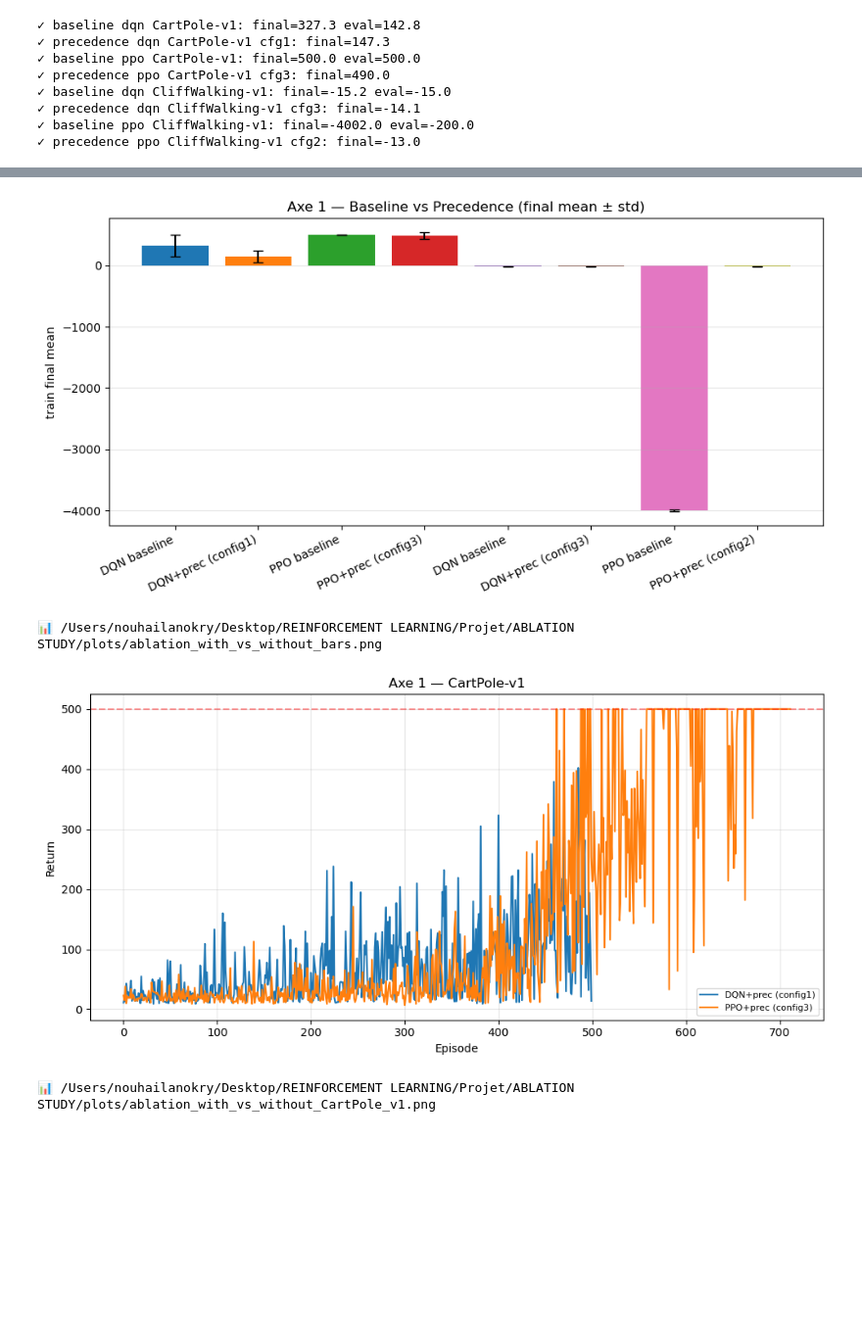
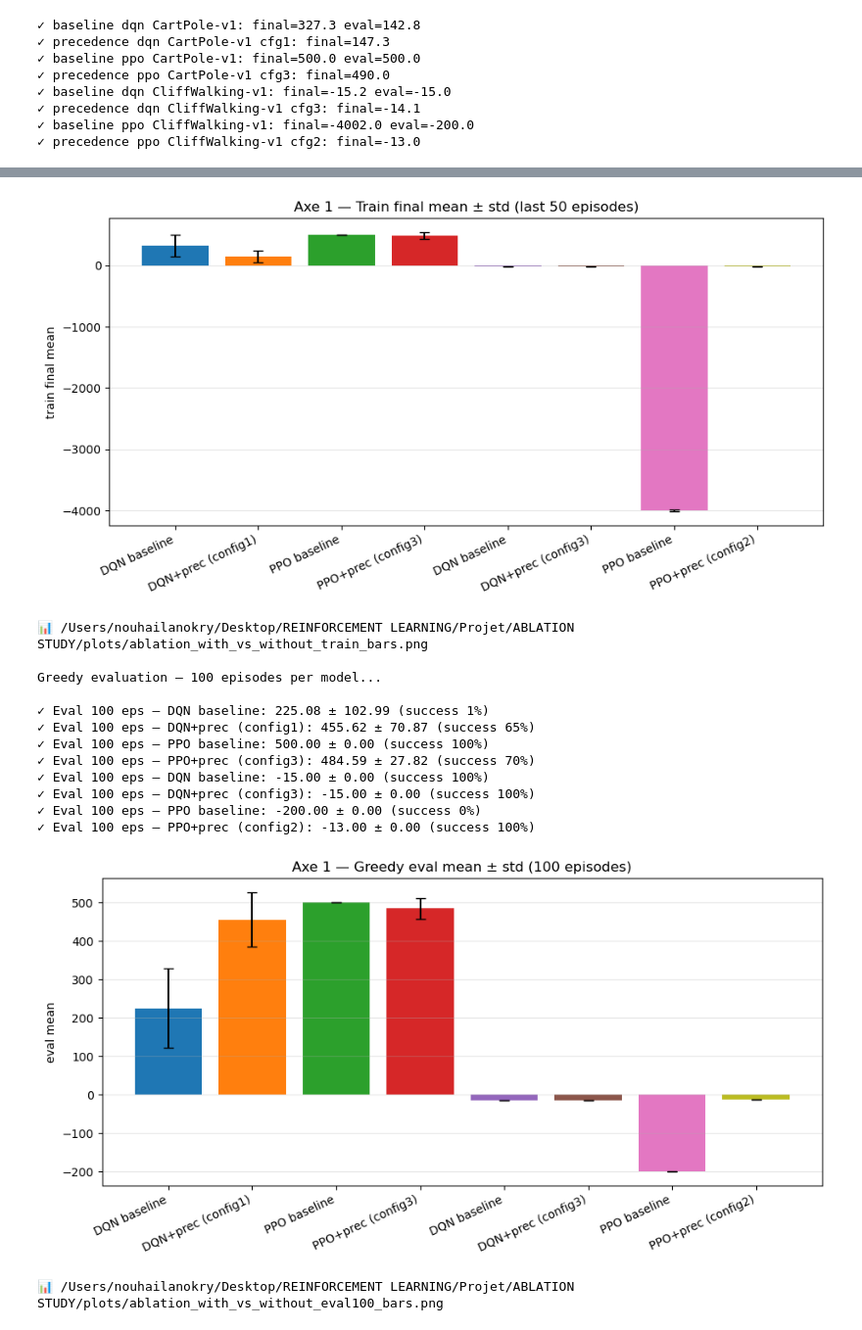
Before and after one commit to nouhailanok/Precedence-Estimation, a Jupyter notebook: ABLATION STUDY/ablation_with_vs_without.ipynb, the cells around one changed output, grey strips where cells are left out. Shown at 98% size. Saved outputs shown, nothing was run; the diff lists cells and outputs as text; code cells hidden in the pictures; blank space fills up the shorter version.

Commit message:
ablation study with without with eval

```diff
--- a/ABLATION STUDY/ablation_with_vs_without.ipynb
+++ b/ABLATION STUDY/ablation_with_vs_without.ipynb
@@ -17,6 +17,11 @@ from ablation_utils import *
 # False = charge les résultats déjà entraînés (rapide)
 # True  = ré-entraîne DQN CartPole baseline + precedence (3 seeds, ~300 ep)
 RUN_TRAINING = False
+
+# True = relance greedy eval sur 100 épisodes (checkpoints) — recommandé pour le rapport
+RUN_EVAL_100 = True
+EVAL_N_REPORT = 100  # aligné ablation_utils.EVAL_N_EPISODES_REPORT
+
 ENVS = ["CartPole-v1", "CliffWalking-v1"]
 ALGOS = ["dqn", "ppo"]
 # %%
@@ -61,26 +71,52 @@ if RUN_TRAINING and "CartPole-v1" in ENVS:
 # %%
-# Bar chart — final mean (50 derniers épisodes) + eval greedy
-plot_groups = {}
-for e in results["entries"]:
-    key = f"{e['env_name']}\n{e['label']}"
-    plot_groups[key] = {"rewards": e.get("rewards", []), "train_final_mean": e["train_final_mean"]}
+# ── Figure 1 : train final mean (50 derniers épisodes) ─────────────────
+plot_bar_comparison(
+    results["entries"],
+    title="Axe 1 — Train final mean ± std (last 50 episodes)",
+    save_name="ablation_with_vs_without_train_bars.png",
+    metric="train_final_mean",
+)
+
+# ── Figure 2 : greedy eval (100 épisodes, même protocole que DQN full) ─
+if RUN_EVAL_100:
+    print(f"\nGreedy evaluation — {EVAL_N_REPORT} episodes per model...\n")
+    refresh_entries_greedy_eval(results["entries"], n_episodes=EVAL_N_REPORT)
 
 plot_bar_comparison(
     results["entries"],
-    title="Axe 1 — Baseline vs Precedence (final mean ± std)",
-    save_name="ablation_with_vs_without_bars.png",
+    title=f"Axe 1 — Greedy eval mean ± std ({EVAL_N_REPORT} episodes)",
+    save_name="ablation_with_vs_without_eval100_bars.png",
+    metric="eval_mean",
 )
 
+# Learning curves (train)
 for env in ENVS:
     subset = [e for e in results["entries"] if e["env_name"] == env]
-    curves = {e["label"]: {"rewards": e.get("rewards", []), "reward_curves": [e.get("rewards", [])]} for e in subset if e.get("rewards")}
+    curves = {
+        e["label"]: {"reward_curves": [e.get("rewards", [])]}
+        for e in subset if e.get("rewards")
+    }
     if curves:
-        plot_learning_curves(curves, f"Axe 1 — {env}", f"ablation_with_vs_without_{env.replace('-','_')}.png",
-                             solve_threshold=ENV_SPECS[env]["solve_threshold"])
+        plot_learning_curves(
+            curves, f"Axe 1 — {env} (train)",
+            f"ablation_with_vs_without_{env.replace('-', '_')}.png",
+            solve_threshold=ENV_SPECS[env]["solve_threshold"],
+        )
 
 save_ablation_result("ablation_with_vs_without", results)
 # %% [output]
-[figure, old version]
+[figure, new version]
-📊 /Users/nouhailanokry/Desktop/REINFORCEMENT LEARNING/Projet/ABLATION STUDY/plots/ablation_with_vs_without_bars.png
+📊 /Users/nouhailanokry/Desktop/REINFORCEMENT LEARNING/Projet/ABLATION STUDY/plots/ablation_with_vs_without_train_bars.png
+
+Greedy evaluation — 100 episodes per model...
+
+✓ Eval 100 eps — DQN baseline: 225.08 ± 102.99 (success 1%)
+✓ Eval 100 eps — DQN+prec (config1): 455.62 ± 70.87 (success 65%)
+✓ Eval 100 eps — PPO baseline: 500.00 ± 0.00 (success 100%)
+✓ Eval 100 eps — PPO+prec (config3): 484.59 ± 27.82 (success 70%)
+✓ Eval 100 eps — DQN baseline: -15.00 ± 0.00 (success 100%)
+✓ Eval 100 eps — DQN+prec (config3): -15.00 ± 0.00 (success 100%)
+✓ Eval 100 eps — PPO baseline: -200.00 ± 0.00 (success 0%)
+✓ Eval 100 eps — PPO+prec (config2): -13.00 ± 0.00 (success 100%)
-[figure, old version]
+[figure, new version]
-📊 /Users/nouhailanokry/Desktop/REINFORCEMENT LEARNING/Projet/ABLATION STUDY/plots/ablation_with_vs_without_CartPole_v1.png
+📊 /Users/nouhailanokry/Desktop/REINFORCEMENT LEARNING/Projet/ABLATION STUDY/plots/ablation_with_vs_without_eval100_bars.png
```
Also changed, not shown: parts of 2 cells of this notebook, 10 other files.
